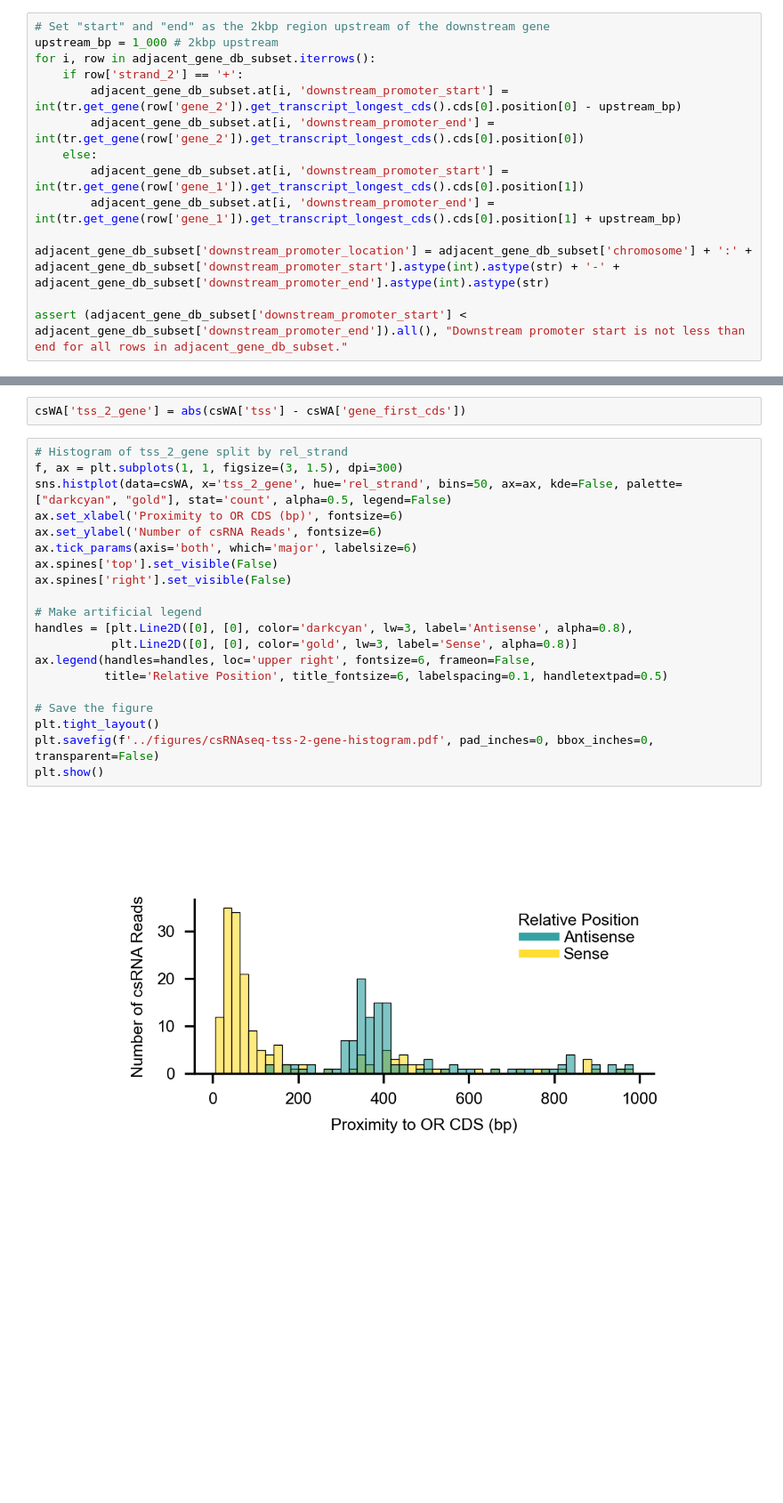
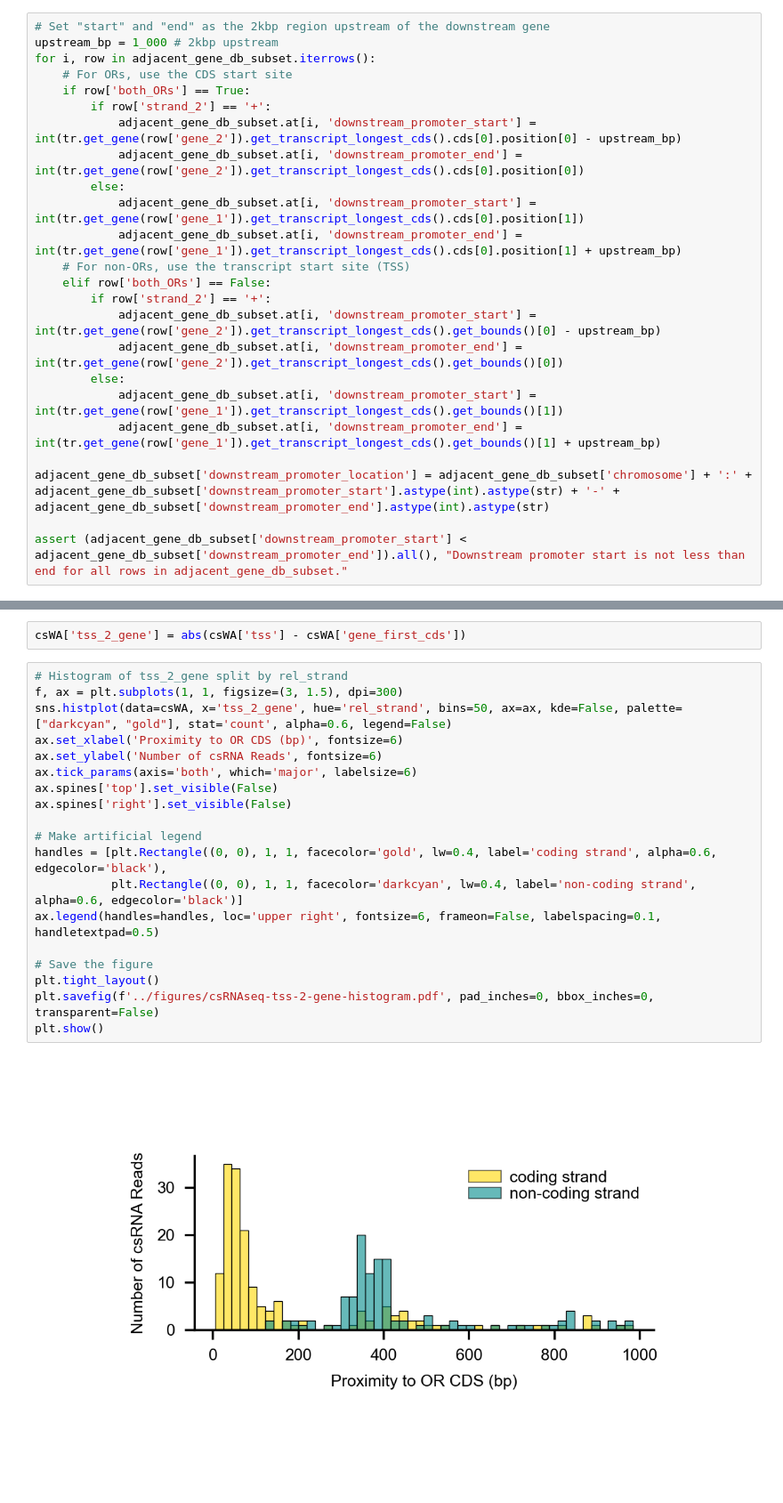
Before and after one commit to Social-Evolution-and-Behavior/Glotzer-Kronauer-2025, a Jupyter notebook: csRNA-seq/csRNAseq-genome-analysis.ipynb, the cells around one changed output, grey strips where cells are left out. Shown: that part at 89% size. Cells and saved outputs as stored; diff of their text form; blank space fills up the shorter version.

```diff
--- a/csRNA-seq/csRNAseq-genome-analysis.ipynb
+++ b/csRNA-seq/csRNAseq-genome-analysis.ipynb
@@ -302,12 +307,22 @@ assert (adjacent_gene_db_subset['strand_1'] == adjacent_gene_db_subset['strand_2
 # Set "start" and "end" as the 2kbp region upstream of the downstream gene
 upstream_bp = 1_000 # 2kbp upstream
 for i, row in adjacent_gene_db_subset.iterrows():
-    if row['strand_2'] == '+':
-        adjacent_gene_db_subset.at[i, 'downstream_promoter_start'] = int(tr.get_gene(row['gene_2']).get_transcript_longest_cds().cds[0].position[0] - upstream_bp)
-        adjacent_gene_db_subset.at[i, 'downstream_promoter_end'] = int(tr.get_gene(row['gene_2']).get_transcript_longest_cds().cds[0].position[0])
-    else:
-        adjacent_gene_db_subset.at[i, 'downstream_promoter_start'] = int(tr.get_gene(row['gene_1']).get_transcript_longest_cds().cds[0].position[1])
-        adjacent_gene_db_subset.at[i, 'downstream_promoter_end'] = int(tr.get_gene(row['gene_1']).get_transcript_longest_cds().cds[0].position[1] + upstream_bp)
+    # For ORs, use the CDS start site
+    if row['both_ORs'] == True:
+        if row['strand_2'] == '+':
+            adjacent_gene_db_subset.at[i, 'downstream_promoter_start'] = int(tr.get_gene(row['gene_2']).get_transcript_longest_cds().cds[0].position[0] - upstream_bp)
+            adjacent_gene_db_subset.at[i, 'downstream_promoter_end'] = int(tr.get_gene(row['gene_2']).get_transcript_longest_cds().cds[0].position[0])
+        else:
+            adjacent_gene_db_subset.at[i, 'downstream_promoter_start'] = int(tr.get_gene(row['gene_1']).get_transcript_longest_cds().cds[0].position[1])
+            adjacent_gene_db_subset.at[i, 'downstream_promoter_end'] = int(tr.get_gene(row['gene_1']).get_transcript_longest_cds().cds[0].position[1] + upstream_bp)
+    # For non-ORs, use the transcript start site (TSS)
+    elif row['both_ORs'] == False:
+        if row['strand_2'] == '+':
+            adjacent_gene_db_subset.at[i, 'downstream_promoter_start'] = int(tr.get_gene(row['gene_2']).get_transcript_longest_cds().get_bounds()[0] - upstream_bp)
+            adjacent_gene_db_subset.at[i, 'downstream_promoter_end'] = int(tr.get_gene(row['gene_2']).get_transcript_longest_cds().get_bounds()[0])
+        else:
+            adjacent_gene_db_subset.at[i, 'downstream_promoter_start'] = int(tr.get_gene(row['gene_1']).get_transcript_longest_cds().get_bounds()[1])
+            adjacent_gene_db_subset.at[i, 'downstream_promoter_end'] = int(tr.get_gene(row['gene_1']).get_transcript_longest_cds().get_bounds()[1] + upstream_bp)
 
 adjacent_gene_db_subset['downstream_promoter_location'] = adjacent_gene_db_subset['chromosome'] + ':' + adjacent_gene_db_subset['downstream_promoter_start'].astype(int).astype(str) + '-' + adjacent_gene_db_subset['downstream_promoter_end'].astype(int).astype(str)
 
@@ -719,22 +749,21 @@ csWA['tss_2_gene'] = abs(csWA['tss'] - csWA['gene_first_cds'])
 # %%
 # Histogram of tss_2_gene split by rel_strand
 f, ax = plt.subplots(1, 1, figsize=(3, 1.5), dpi=300)
-sns.histplot(data=csWA, x='tss_2_gene', hue='rel_strand', bins=50, ax=ax, kde=False, palette=["darkcyan", "gold"], stat='count', alpha=0.5, legend=False)
+sns.histplot(data=csWA, x='tss_2_gene', hue='rel_strand', bins=50, ax=ax, kde=False, palette=["darkcyan", "gold"], stat='count', alpha=0.6, legend=False)
 ax.set_xlabel('Proximity to OR CDS (bp)', fontsize=6)
 ax.set_ylabel('Number of csRNA Reads', fontsize=6)
 ax.tick_params(axis='both', which='major', labelsize=6)
 ax.spines['top'].set_visible(False)
 ax.spines['right'].set_visible(False)
 
 # Make artificial legend
-handles = [plt.Line2D([0], [0], color='darkcyan', lw=3, label='Antisense', alpha=0.8),
-           plt.Line2D([0], [0], color='gold', lw=3, label='Sense', alpha=0.8)]
-ax.legend(handles=handles, loc='upper right', fontsize=6, frameon=False,
-          title='Relative Position', title_fontsize=6, labelspacing=0.1, handletextpad=0.5)
+handles = [plt.Rectangle((0, 0), 1, 1, facecolor='gold', lw=0.4, label='coding strand', alpha=0.6, edgecolor='black'),
+           plt.Rectangle((0, 0), 1, 1, facecolor='darkcyan', lw=0.4, label='non-coding strand', alpha=0.6, edgecolor='black')]
+ax.legend(handles=handles, loc='upper right', fontsize=6, frameon=False, labelspacing=0.1, handletextpad=0.5)
 
 # Save the figure
 plt.tight_layout()
 plt.savefig(f'../figures/csRNAseq-tss-2-gene-histogram.pdf', pad_inches=0, bbox_inches=0, transparent=False)
 plt.show()
 # %% [output]
-[figure, old version]
+[figure, new version]
```
Also changed, not shown: parts of 12 cells of this notebook, 5 other files.
